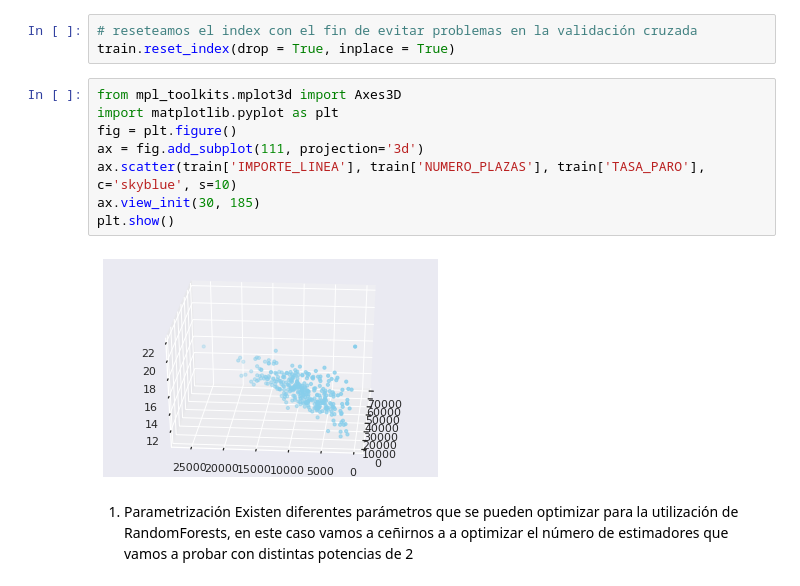
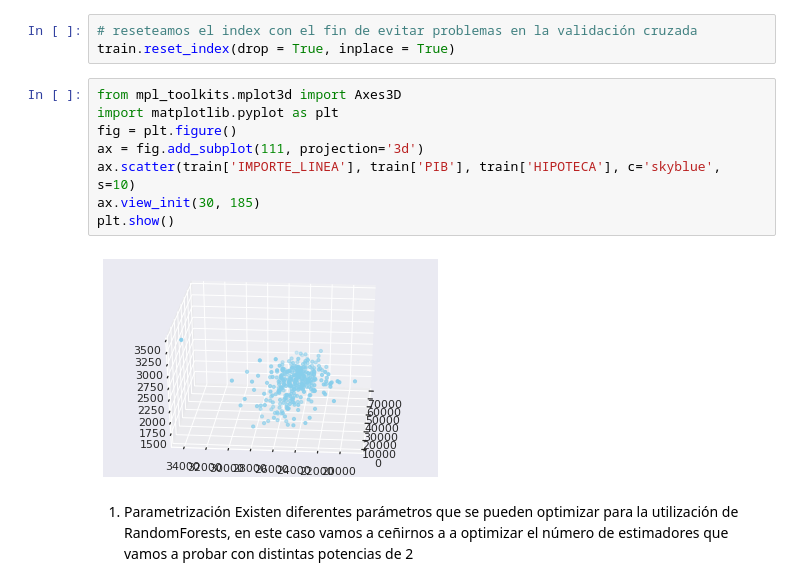
Before and after one commit to pacogp/TFM, a Jupyter notebook: importancia_importe_comisiones.ipynb, the cells around one changed output. Saved outputs shown, nothing was run; the diff lists cells and outputs as text.

```diff
--- a/importancia_importe_comisiones.ipynb
+++ b/importancia_importe_comisiones.ipynb
@@ -138,13 +138,13 @@ train.reset_index(drop = True, inplace = True)
 # %%
 from mpl_toolkits.mplot3d import Axes3D
 import matplotlib.pyplot as plt
 fig = plt.figure()
 ax = fig.add_subplot(111, projection='3d')
-ax.scatter(train['IMPORTE_LINEA'], train['NUMERO_PLAZAS'], train['TASA_PARO'], c='skyblue', s=10)
+ax.scatter(train['IMPORTE_LINEA'], train['PIB'], train['HIPOTECA'], c='skyblue', s=10)
 ax.view_init(30, 185)
 plt.show()
 # %% [output]
-[figure, old version]
+[figure, new version]
 # %% [markdown]
 1. Parametrización
 Existen diferentes parámetros que se pueden optimizar para la utilización de RandomForests, en este caso vamos a ceñirnos a a optimizar el número de estimadores que vamos a probar con distintas potencias de 2
```
Also changed, not shown: parts of 5 cells of this notebook.
